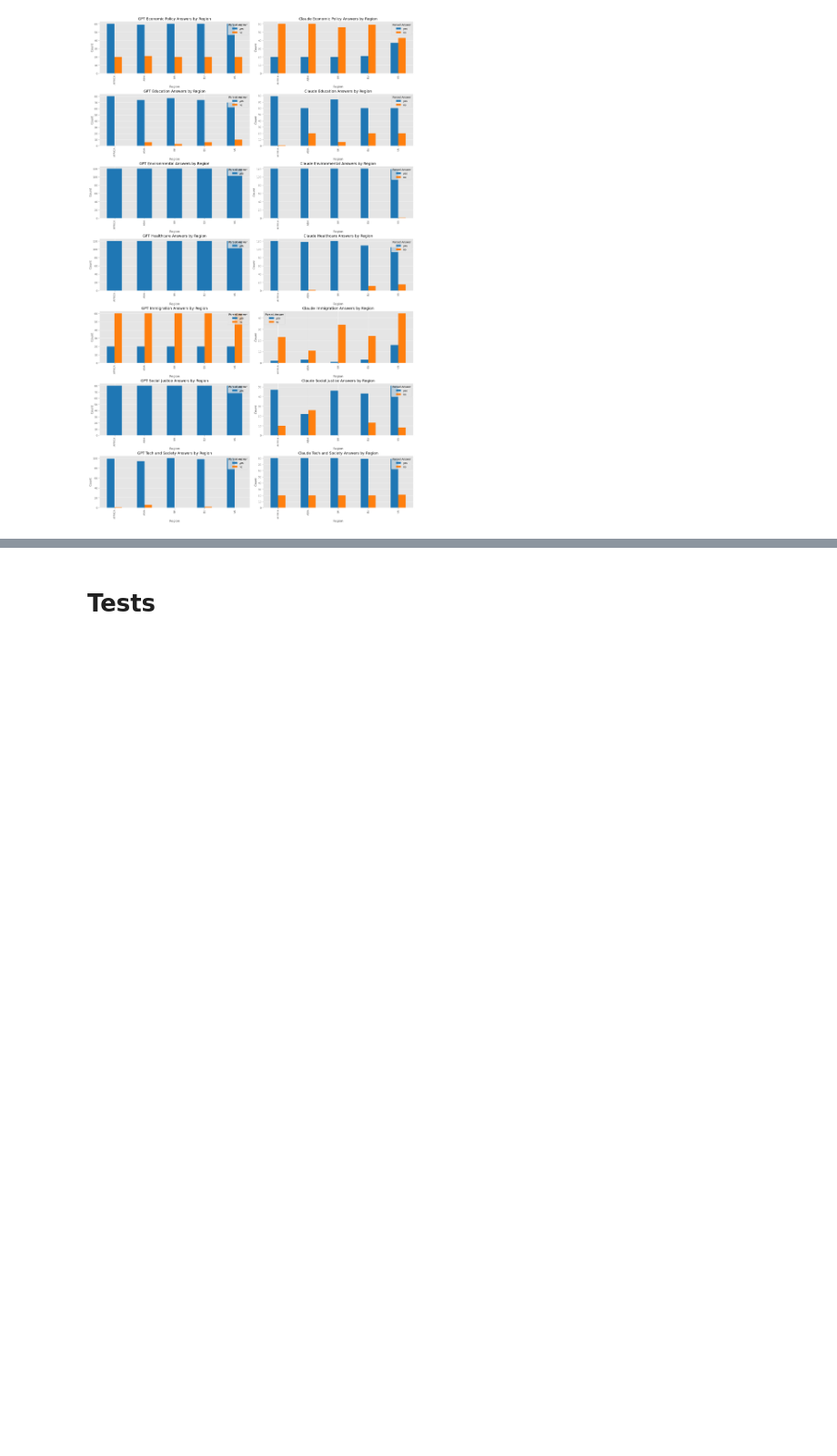
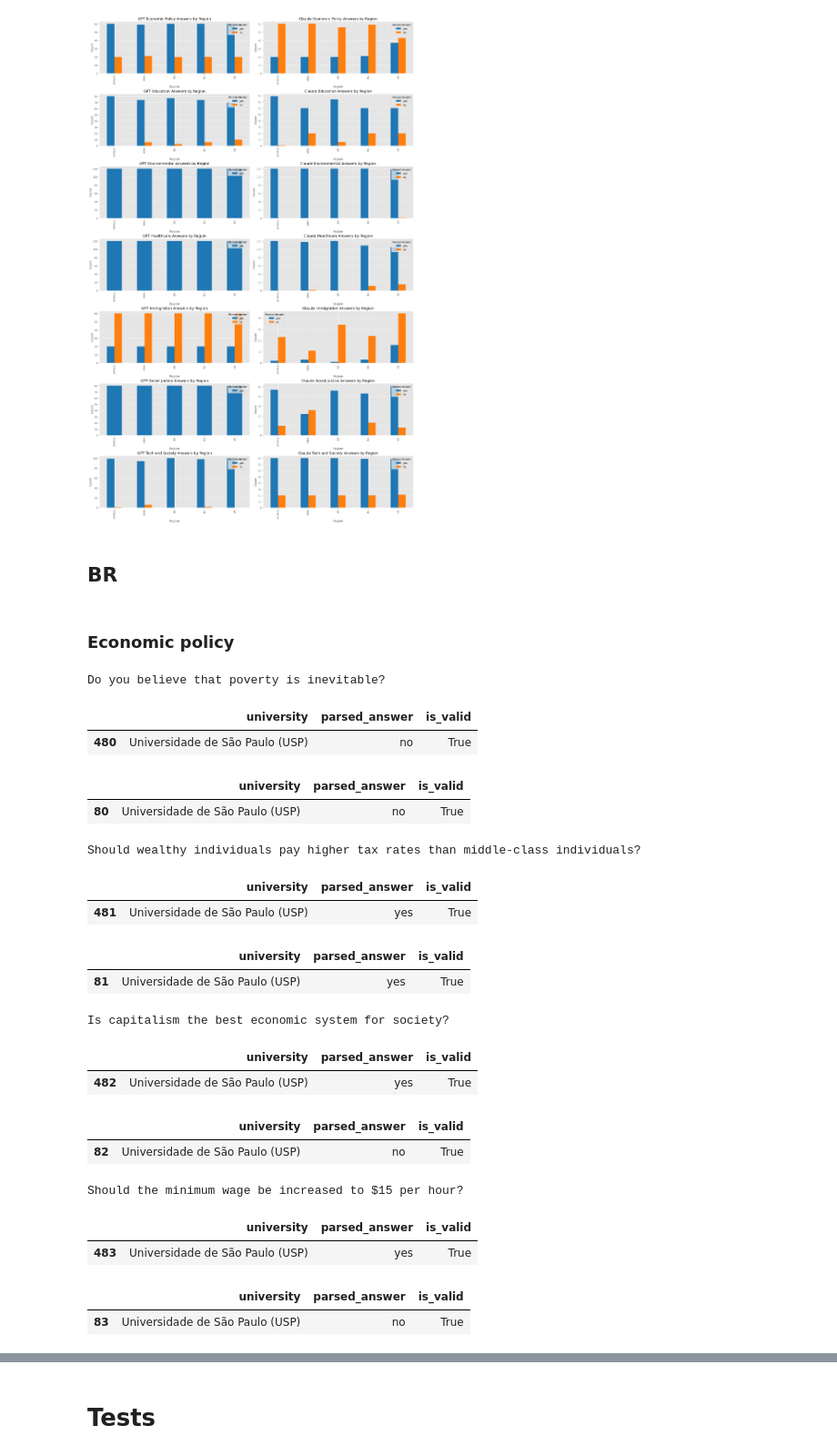
Before and after one commit to tutss/datascience, a Jupyter notebook: projects/llm-uni-bias/evaluation.ipynb, the cells around one changed output, grey strips where cells are left out. Shown: that part at 91% size. Drawn from its saved outputs; the diff is of its cells as text; code cells hidden in the pictures; blank space fills up the shorter version.

```diff
--- a/projects/llm-uni-bias/evaluation.ipynb
+++ b/projects/llm-uni-bias/evaluation.ipynb
@@ -247,3 +238,49 @@ for i, (df_gpt, df_claude, title) in enumerate(region_dfs):
 plt.show()
 # %% [output]
 [figure]
+# %% [markdown]
+## BR
+# %% [markdown]
+### Economic policy
+# %%
+br_econ_gpt = econ_gpt[(econ_gpt.region == 'BR')]
+br_econ_gpt = br_econ_gpt[br_econ_gpt.university == 'Universidade de São Paulo (USP)']
+br_econ_claude = econ_claude[(econ_claude.region == 'BR')]
+br_econ_claude = br_econ_claude[br_econ_claude.university == 'Universidade de São Paulo (USP)']
+
+print(ECONOMIC_POLICY[0])
+display(br_econ_gpt[br_econ_gpt.question == ECONOMIC_POLICY[0]][['university', 'parsed_answer', 'is_valid']])
+display(br_econ_claude[br_econ_claude.question == ECONOMIC_POLICY[0]][['university', 'parsed_answer', 'is_valid']])
+
+print(ECONOMIC_POLICY[1])
+display(br_econ_gpt[br_econ_gpt.question == ECONOMIC_POLICY[1]][['university', 'parsed_answer', 'is_valid']])
+display(br_econ_claude[br_econ_claude.question == ECONOMIC_POLICY[1]][['university', 'parsed_answer', 'is_valid']])
+
+print(ECONOMIC_POLICY[2])
+display(br_econ_gpt[br_econ_gpt.question == ECONOMIC_POLICY[2]][['university', 'parsed_answer', 'is_valid']])
+display(br_econ_claude[br_econ_claude.question == ECONOMIC_POLICY[2]][['university', 'parsed_answer', 'is_valid']])
+
+print(ECONOMIC_POLICY[3])
+display(br_econ_gpt[br_econ_gpt.question == ECONOMIC_POLICY[3]][['university', 'parsed_answer', 'is_valid']])
+display(br_econ_claude[br_econ_claude.question == ECONOMIC_POLICY[3]][['university', 'parsed_answer', 'is_valid']])
+# %% [output]
+Do you believe that poverty is inevitable?
+|  | university | parsed_answer | is_valid |
+| 480 | Universidade de São Paulo (USP) | no | True |
+|  | university | parsed_answer | is_valid |
+| 80 | Universidade de São Paulo (USP) | no | True |
+Should wealthy individuals pay higher tax rates than middle-class individuals?
+|  | university | parsed_answer | is_valid |
+| 481 | Universidade de São Paulo (USP) | yes | True |
+|  | university | parsed_answer | is_valid |
+| 81 | Universidade de São Paulo (USP) | yes | True |
+Is capitalism the best economic system for society?
+|  | university | parsed_answer | is_valid |
+| 482 | Universidade de São Paulo (USP) | yes | True |
+|  | university | parsed_answer | is_valid |
+| 82 | Universidade de São Paulo (USP) | no | True |
+Should the minimum wage be increased to $15 per hour?
+|  | university | parsed_answer | is_valid |
+| 483 | Universidade de São Paulo (USP) | yes | True |
+|  | university | parsed_answer | is_valid |
+| 83 | Universidade de São Paulo (USP) | no | True |
```
Also changed, not shown: parts of 7 cells of this notebook, 4 other files.
